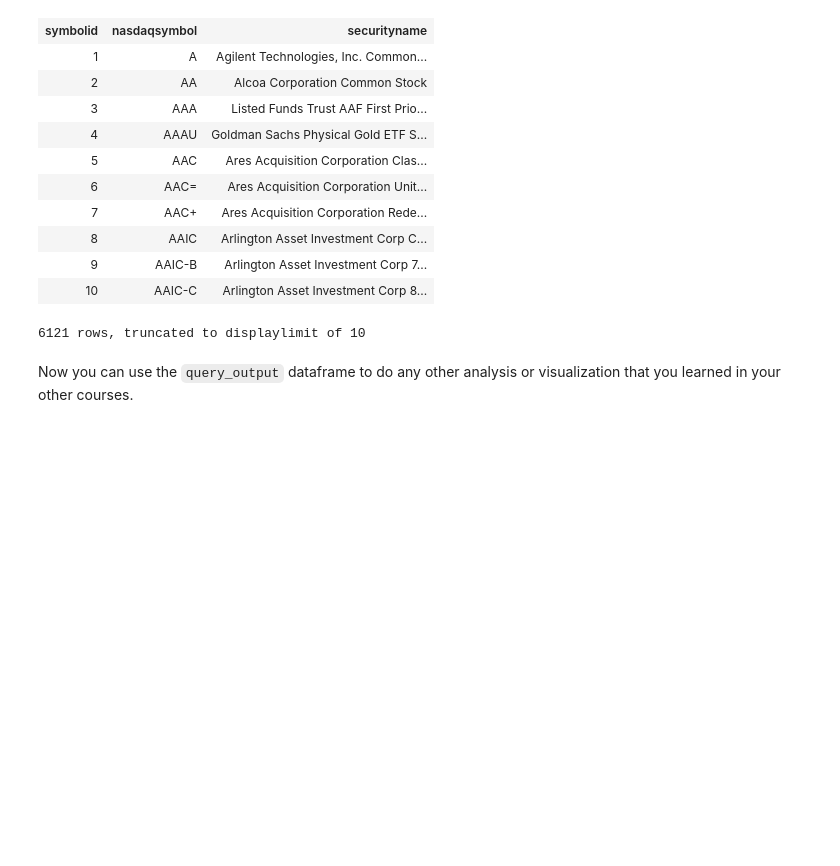
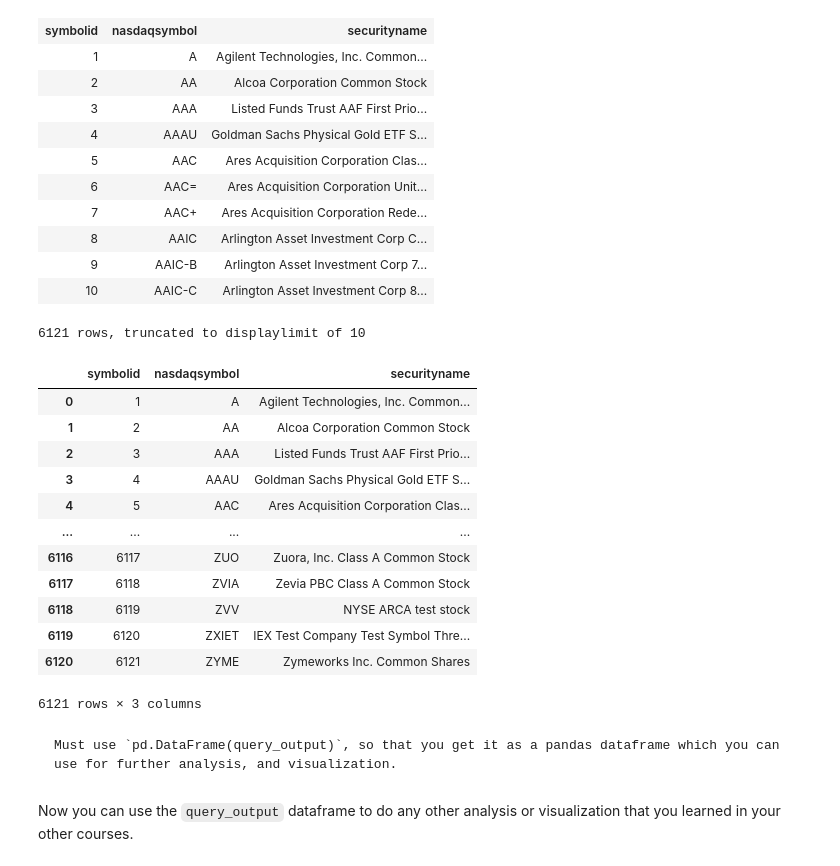
Before and after one commit to ggeorg02/bait580_2024, a Jupyter notebook: _sources/lectures/lecture2.ipynb, the cells around one changed output. Cells and saved outputs as stored; diff of their text form; code cells hidden in the pictures; blank space fills up the shorter version.

````diff
--- a/_sources/lectures/lecture2.ipynb
+++ b/_sources/lectures/lecture2.ipynb
@@ -277,6 +289,27 @@ query_output
 | 9 | AAIC-B | Arlington Asset Investment Corp 7... |
 | 10 | AAIC-C | Arlington Asset Investment Corp 8... |
 6121 rows, truncated to displaylimit of 10
+# %%
+import pandas as pd
+pd.DataFrame(query_output)
+# %% [output]
+|  | symbolid | nasdaqsymbol | securityname |
+| 0 | 1 | A | Agilent Technologies, Inc. Common... |
+| 1 | 2 | AA | Alcoa Corporation Common Stock |
+| 2 | 3 | AAA | Listed Funds Trust AAF First Prio... |
+| 3 | 4 | AAAU | Goldman Sachs Physical Gold ETF S... |
+| 4 | 5 | AAC | Ares Acquisition Corporation Clas... |
+| ... | ... | ... | ... |
+| 6116 | 6117 | ZUO | Zuora, Inc. Class A Common Stock |
+| 6117 | 6118 | ZVIA | Zevia PBC Class A Common Stock |
+| 6118 | 6119 | ZVV | NYSE ARCA test stock |
+| 6119 | 6120 | ZXIET | IEX Test Company Test Symbol Thre... |
+| 6120 | 6121 | ZYME | Zymeworks Inc. Common Shares |
+6121 rows × 3 columns
+# %% [markdown]
+```{important}
+Must use `pd.DataFrame(query_output)`, so that you get it as a pandas dataframe which you can use for further analysis, and visualization.
+```
 # %% [markdown]
 Now you can use the `query_output` dataframe to do any other analysis or visualization that you learned in your other courses.
 # %% [markdown]
````
Also changed, not shown: parts of 2 cells of this notebook, 2 other files.
